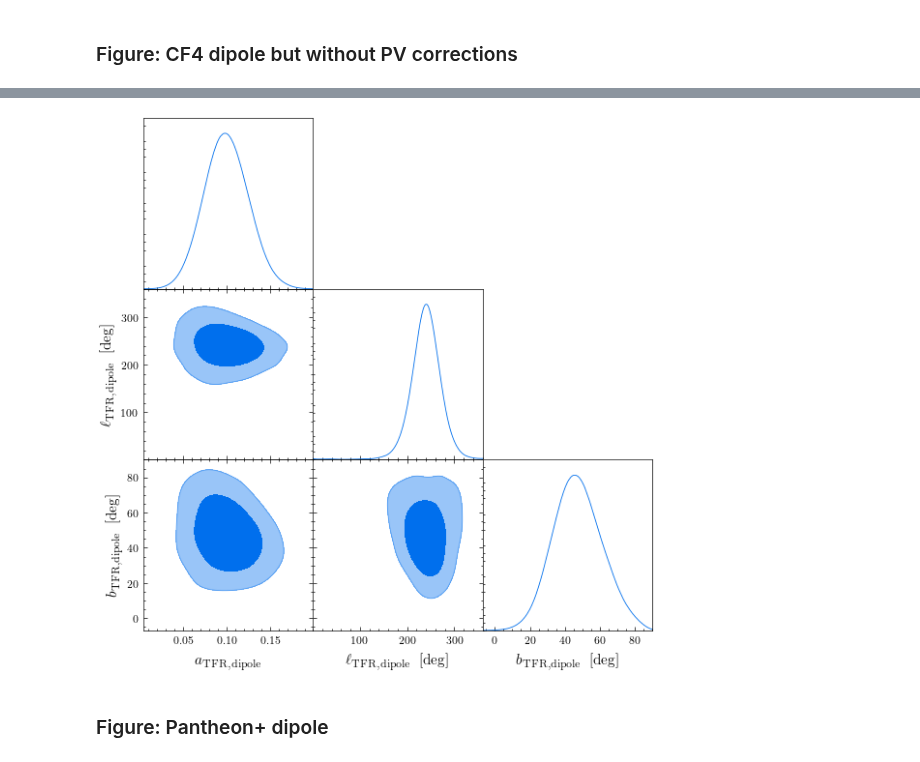
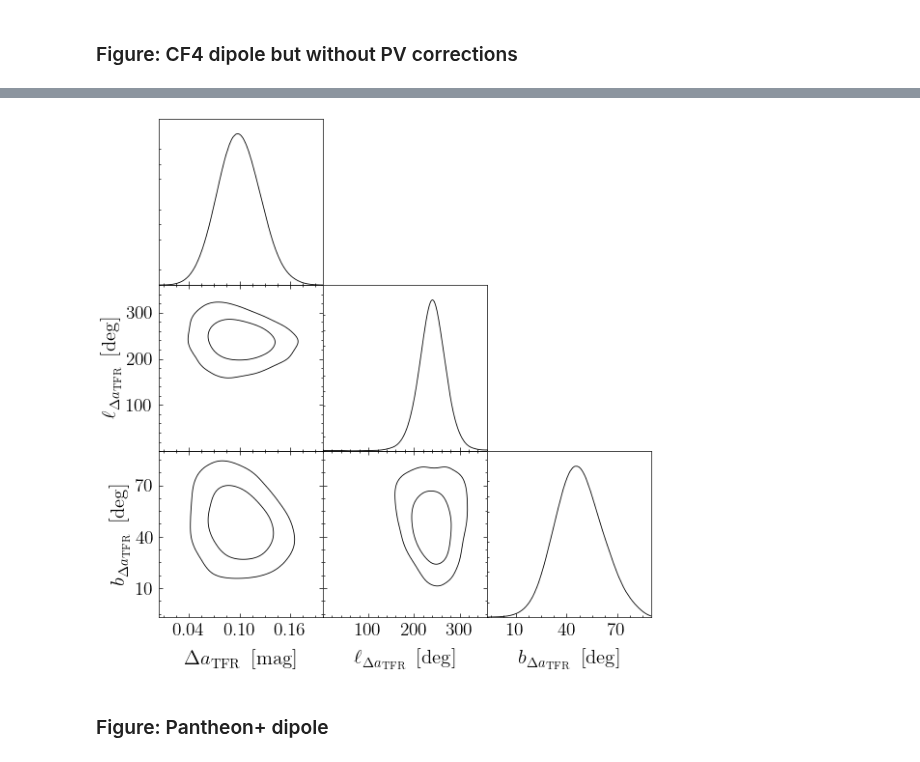
Before and after one commit to candel-cosmo/CANDEL, a Jupyter notebook: notebooks/paper_H0_dipole/main_dH0_TFR.ipynb, the cells around one changed output, grey strips where cells are left out. Cells and saved outputs as stored; diff of their text form; code cells hidden in the pictures.

```diff
--- a/notebooks/paper_H0_dipole/main_dH0_TFR.ipynb
+++ b/notebooks/paper_H0_dipole/main_dH0_TFR.ipynb
@@ -55,7 +53,7 @@ root: /Users/rstiskalek/Projects/CANDEL/results/CF4_H0_anisotropy
 ## Posterior summary
 # %%
 # fname = "/Users/rstiskalek/Projects/CANDEL/results/CF4_H0_anisotropy/precomputed_los_Carrick2015_PantheonPlus_MNR_aTFRdipole.hdf5"
-fname = "/Users/rstiskalek/Projects/CANDEL/results/CF4_H0_anisotropy/precomputed_los_Carrick2015_PantheonPlus_MNR_Mdip_prior.hdf5"
+fname = "/Users/rstiskalek/Projects/CANDEL/results/CF4_H0_anisotropy/precomputed_los_Carrick2015_CF4_W1_MNR_aTFRdipole.hdf5"
 # fname = "/Users/rstiskalek/Projects/CANDEL/results/CF4_H0_anisotropy/precomputed_los_Carrick2015_CF4_W1_MNR_aTFRdipole.hdf5"
 # fname = "/Users/rstiskalek/Projects/CANDEL/results/CF4_H0_anisotropy/precomputed_los_Carrick2015_PantheonPlus_MNR_Mdip_prior.hdf5"
 
@@ -68,11 +66,13 @@ with File(fname, "r") as f:
     samples = {key: grp[key][...] for key in grp.keys()}
 
 
-# keys_read = ["a_TFR_dipole_mag", "a_TFR_dipole_ell", "a_TFR_dipole_b", "b1", "beta", "dH0"]
-keys_read = ['M_dipole_b', 'M_dipole_ell', 'M_dipole_mag']
+keys_read = ["a_TFR_dipole_mag", "a_TFR_dipole_ell", "a_TFR_dipole_b", "b1", "beta",
+            #  "dH0"
+             ]
+# keys_read = ['M_dipole_b', 'M_dipole_ell', 'M_dipole_mag']
 # keys_read = ['Vext_b', 'Vext_ell', 'Vext_mag']
 
-samples["dH0"] = 10**(samples["M_dipole_mag"] / 5) - 1
+# samples["dH0"] = 10**(samples["M_dipole_mag"] / 5) - 1
 
 for key in keys_read:
     low, med, high = np.percentile(samples[key], [16, 50, 84])
@@ -243,9 +255,10 @@ fnames = [join(root, f) for f in fnames]
 
 plot_corner_from_hdf5(
     fnames,
-    # fontsize=22,
+    fontsize=18,
+    filled=False,
     keys=["a_TFR_dipole_mag", "a_TFR_dipole_ell", "a_TFR_dipole_b",],
-    filename="C15_CF4_no_PV.pdf",
+    filename="/Users/rstiskalek/Downloads/C15_CF4_no_PV.pdf",
     )
 # %% [output]
 Vext_CF4_W1_noMNR_aTFRdipole.hdf5: Vext, Vext_b, Vext_ell, Vext_mag, a_TFR, a_TFR_dipole_b, a_TFR_dipole_ell, a_TFR_dipole_mag, b1, b_TFR, c_TFR, sigma_mu, sigma_v
@@ -254,4 +267,4 @@ Removed no burn in
-[figure, old version]
+[figure, new version]
 # %% [markdown]
 ### Figure: Pantheon+ dipole
 # %%
```
Also changed, not shown: parts of 24 cells of this notebook, 28 other files.
